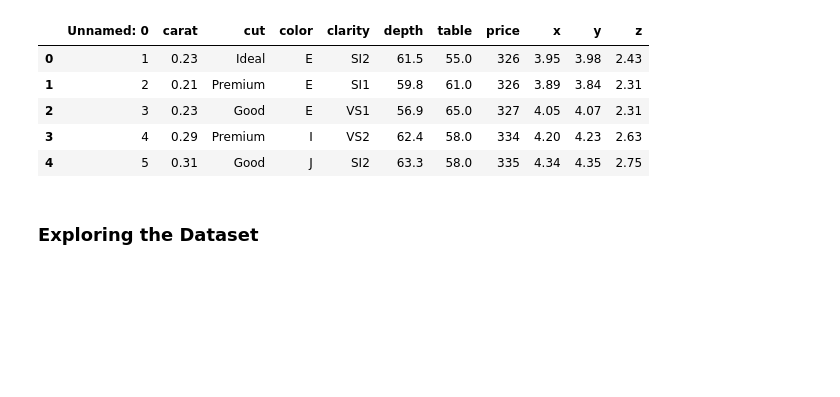
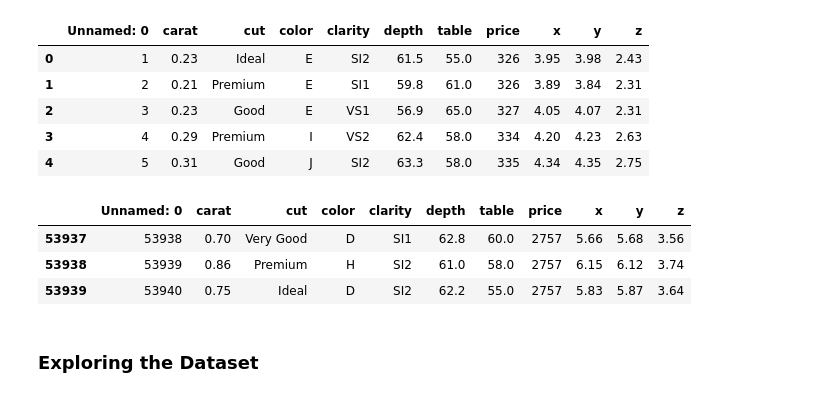
Before and after one commit to franco3x/Diamonds-EDA, a Jupyter notebook: Diamonds EDA.ipynb, the cells around one changed output. Drawn from its saved outputs; the diff is of its cells as text; code cells hidden in the pictures; blank space fills up the shorter version.

Commit message:
.tail test

```diff
--- a/Diamonds EDA.ipynb
+++ b/Diamonds EDA.ipynb
@@ -28,6 +28,13 @@ df.head()
 | 2 | 3 | 0.23 | Good | E | VS1 | 56.9 | 65.0 | 327 | 4.05 | 4.07 | 2.31 |
 | 3 | 4 | 0.29 | Premium | I | VS2 | 62.4 | 58.0 | 334 | 4.20 | 4.23 | 2.63 |
 | 4 | 5 | 0.31 | Good | J | SI2 | 63.3 | 58.0 | 335 | 4.34 | 4.35 | 2.75 |
+# %%
+df.tail(3)
+# %% [output]
+|  | Unnamed: 0 | carat | cut | color | clarity | depth | table | price | x | y | z |
+| 53937 | 53938 | 0.70 | Very Good | D | SI1 | 62.8 | 60.0 | 2757 | 5.66 | 5.68 | 3.56 |
+| 53938 | 53939 | 0.86 | Premium | H | SI2 | 61.0 | 58.0 | 2757 | 6.15 | 6.12 | 3.74 |
+| 53939 | 53940 | 0.75 | Ideal | D | SI2 | 62.2 | 55.0 | 2757 | 5.83 | 5.87 | 3.64 |
 # %% [markdown]
 ### Exploring the Dataset
 # %%
```
